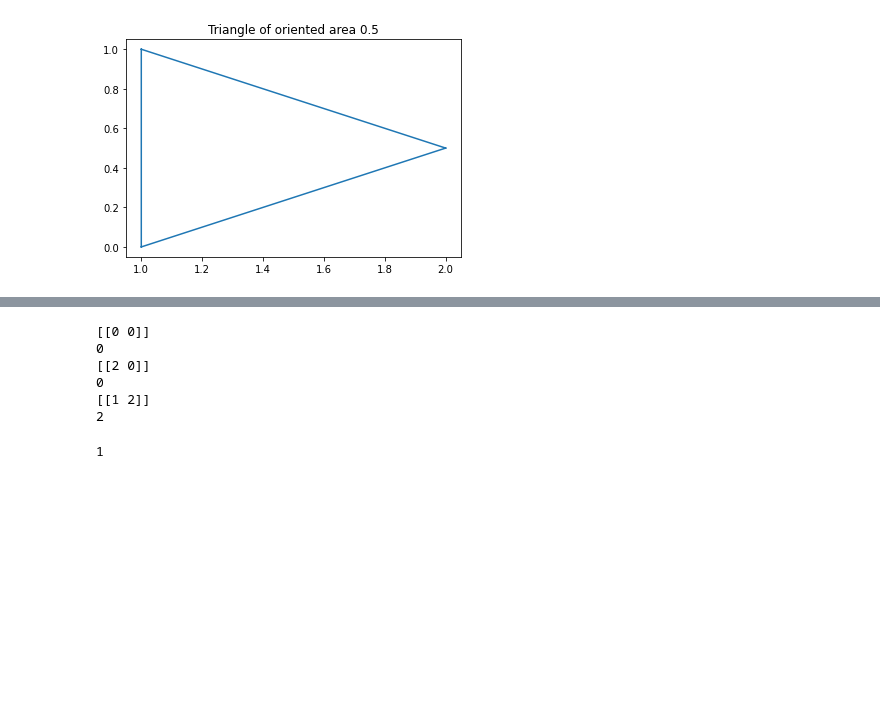
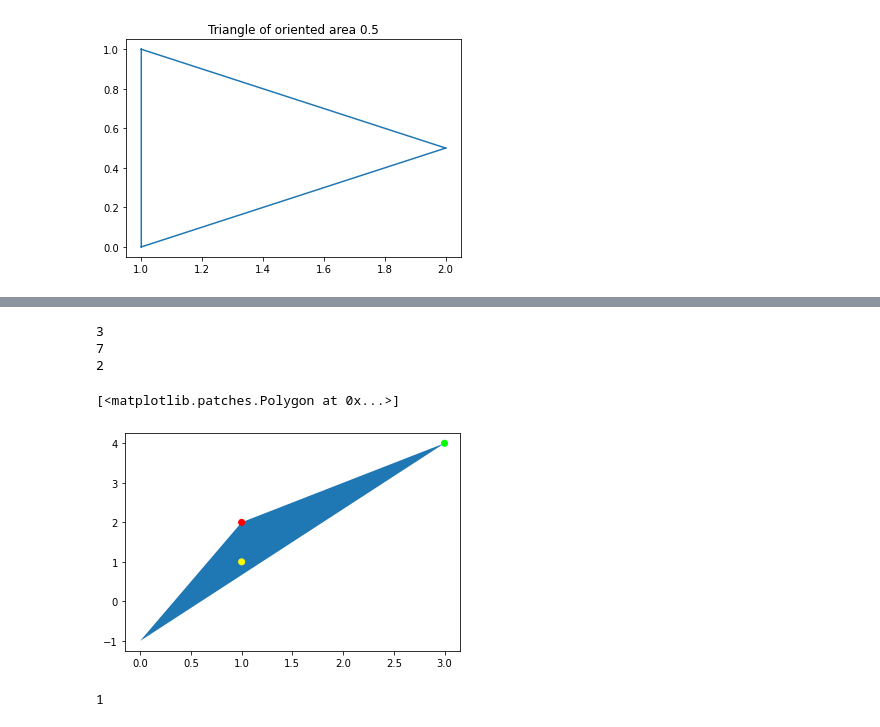
Before and after one commit to carolhmj/computational-geometry, a Jupyter notebook: exercise2/exercise2.ipynb, the cells around one changed output, grey strips where cells are left out. Drawn from its saved outputs; the diff is of its cells as text; code cells hidden in the pictures; blank space fills up the shorter version.

```diff
--- a/exercise2/exercise2.ipynb
+++ b/exercise2/exercise2.ipynb
@@ -171,16 +187,22 @@ status -1
 # %%
-p = np.matrix([[0,0], [2,0], [1,2], [0,0]])
-for i in range(0,3):
-    print(p[i])
-    x = p[i,1]
-    print(x)
+def test(r):
+    return r[0] + r[1]
+
+x = np.array([[1,2], [3,4], [1,1]])
+x2 = np.array([[1,2], [3,4], [0,-1], [1,2]])
+c = np.array([[1,0,0,1],[0,1,0,1], [1,1,0,1]])
+for k in x:
+    print(test(k))
+
+fig, ax = plt.subplots()
+ax.scatter(x[:,0], x[:,1], c=c, zorder=10)
+ax.fill(x2[:,0], x2[:,1])
 # %% [output]
-[[0 0]]
-0
-[[2 0]]
-0
-[[1 2]]
+3
+7
 2
+[<matplotlib.patches.Polygon at 0x...>]
+[figure, added]
 # %%
 x
 # %% [output]
```
Also changed, not shown: parts of 2 cells of this notebook.
